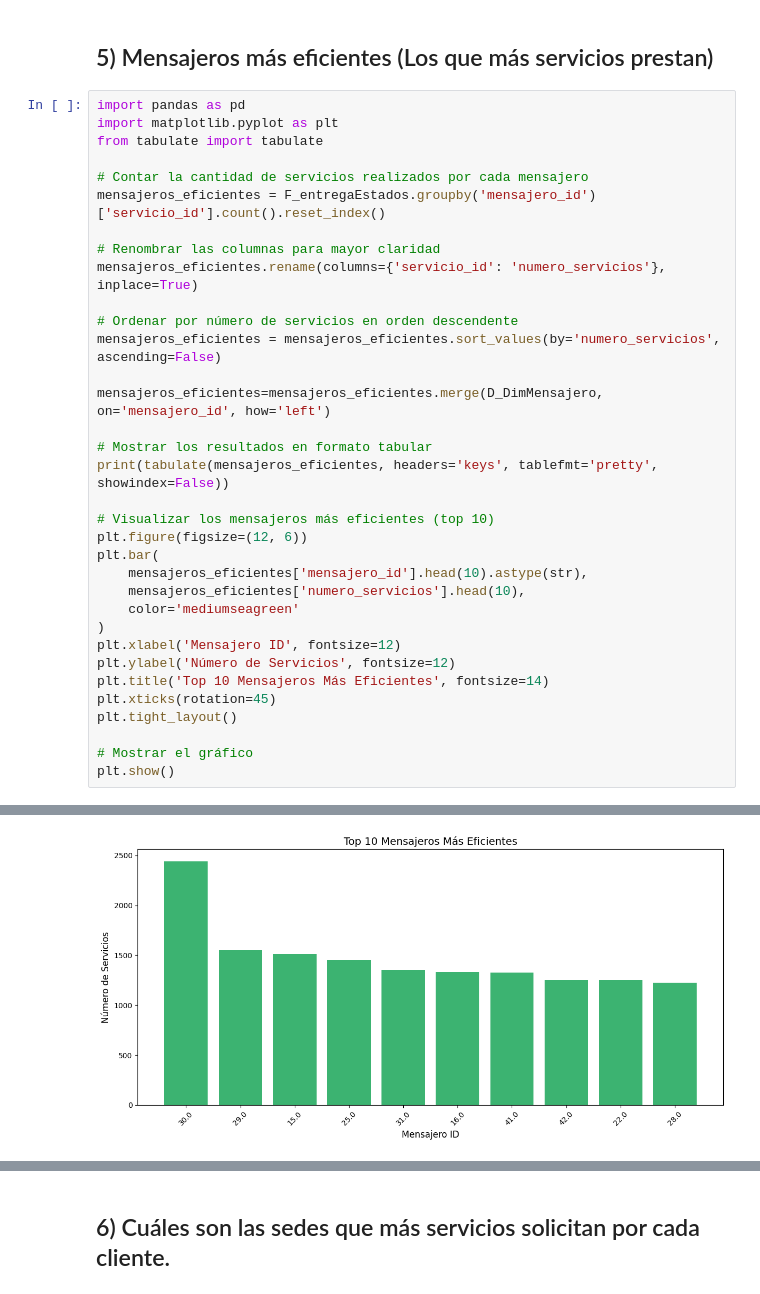
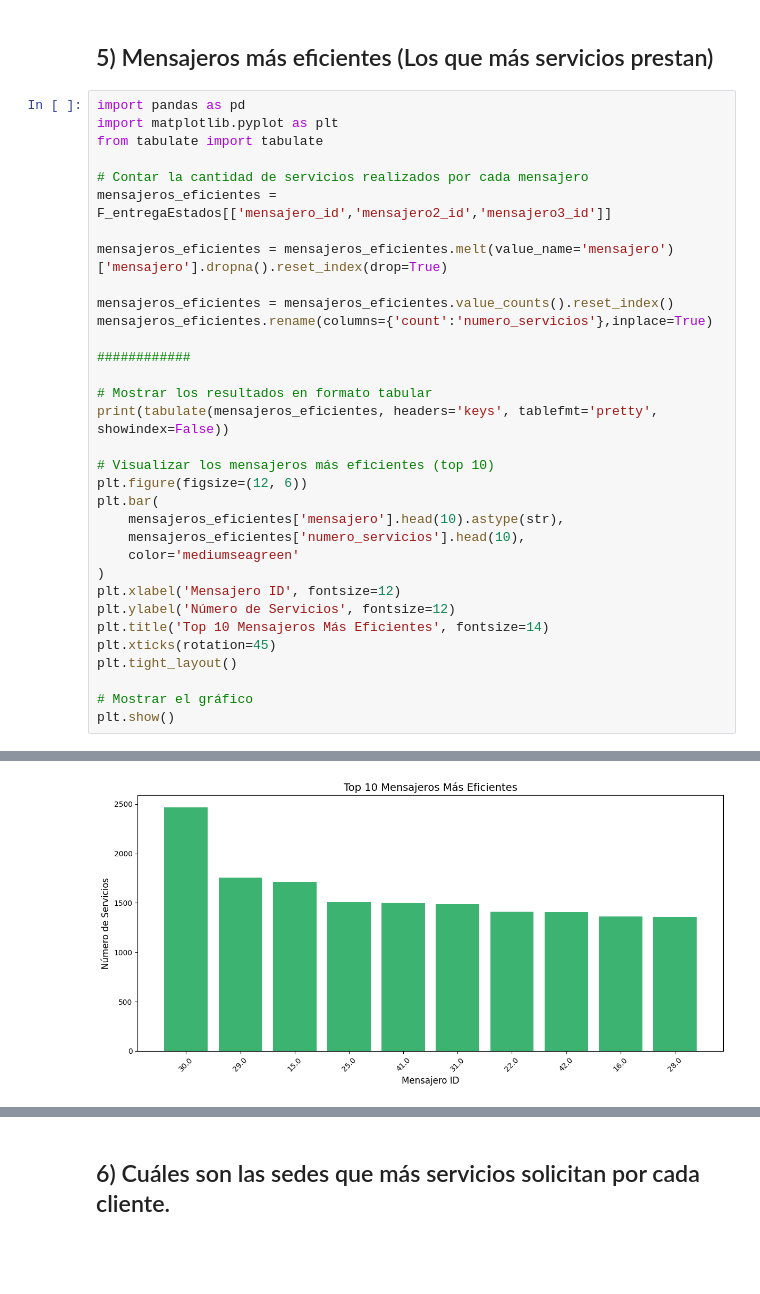
Before and after one commit to FalaisePocket/ETL-Entrega2, a Jupyter notebook: preguntas.ipynb, the cells around one changed output, grey strips where cells are left out. Cells and saved outputs as stored; diff of their text form; blank space fills up the shorter version.

```diff
--- a/preguntas.ipynb
+++ b/preguntas.ipynb
@@ -265,15 +266,14 @@ import matplotlib.pyplot as plt
 from tabulate import tabulate
 
 # Contar la cantidad de servicios realizados por cada mensajero
-mensajeros_eficientes = F_entregaEstados.groupby('mensajero_id')['servicio_id'].count().reset_index()
+mensajeros_eficientes = F_entregaEstados[['mensajero_id','mensajero2_id','mensajero3_id']]
 
-# Renombrar las columnas para mayor claridad
-mensajeros_eficientes.rename(columns={'servicio_id': 'numero_servicios'}, inplace=True)
+mensajeros_eficientes = mensajeros_eficientes.melt(value_name='mensajero')['mensajero'].dropna().reset_index(drop=True)
 
-# Ordenar por número de servicios en orden descendente
-mensajeros_eficientes = mensajeros_eficientes.sort_values(by='numero_servicios', ascending=False)
+mensajeros_eficientes = mensajeros_eficientes.value_counts().reset_index()
+mensajeros_eficientes.rename(columns={'count':'numero_servicios'},inplace=True)
 
-mensajeros_eficientes=mensajeros_eficientes.merge(D_DimMensajero, on='mensajero_id', how='left')
+############
 
 # Mostrar los resultados en formato tabular
 print(tabulate(mensajeros_eficientes, headers='keys', tablefmt='pretty', showindex=False))
@@ -281,7 +281,7 @@ print(tabulate(mensajeros_eficientes, headers='keys', tablefmt='pretty', showind
 # Visualizar los mensajeros más eficientes (top 10)
 plt.figure(figsize=(12, 6))
 plt.bar(
-    mensajeros_eficientes['mensajero_id'].head(10).astype(str),
+    mensajeros_eficientes['mensajero'].head(10).astype(str),
     mensajeros_eficientes['numero_servicios'].head(10),
     color='mediumseagreen'
 )
@@ -314 +314 @@ plt.show()
-[figure, old version]
+[figure, new version]
```
Also changed, not shown: parts of 6 cells of this notebook, 2 other files.
